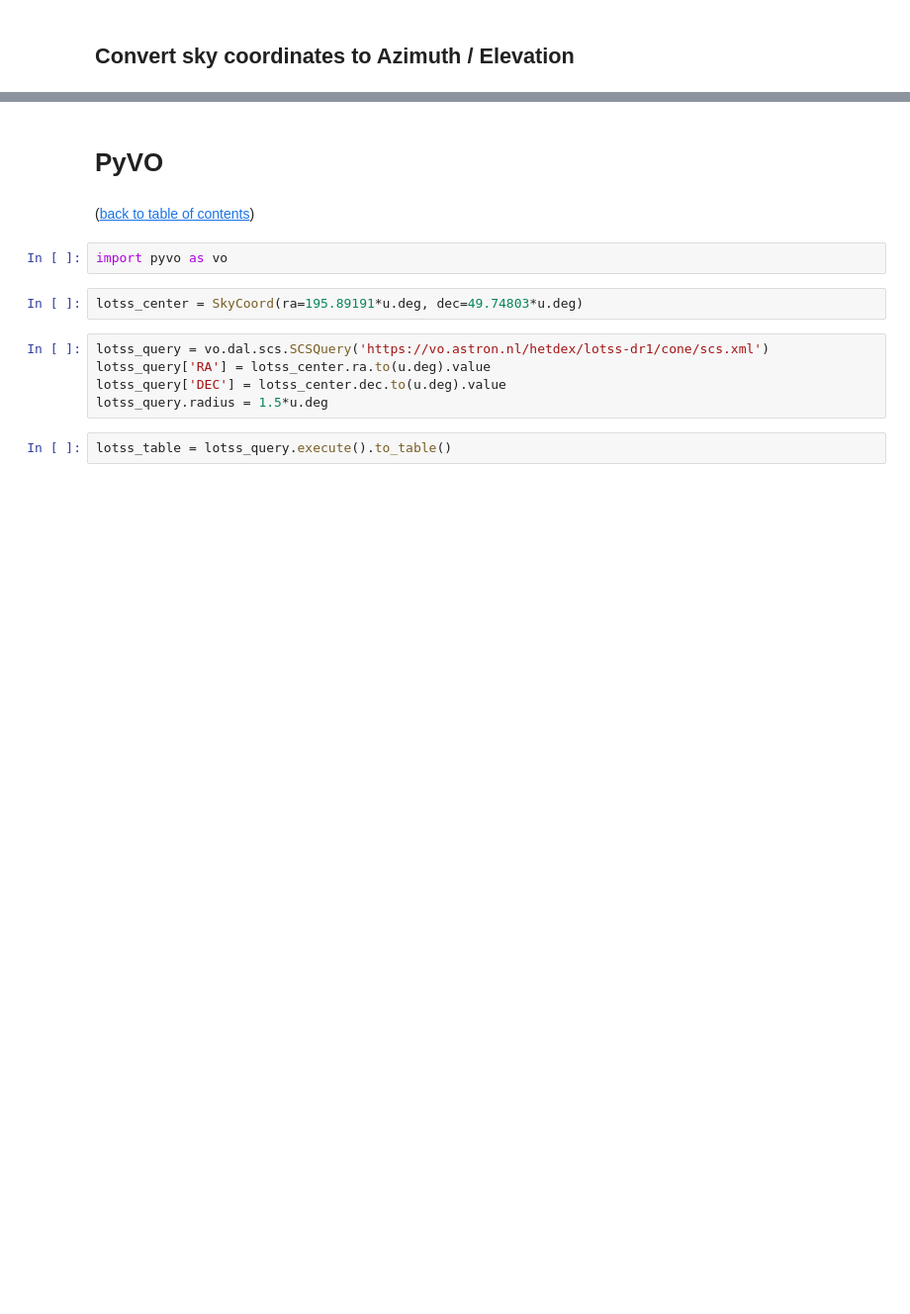
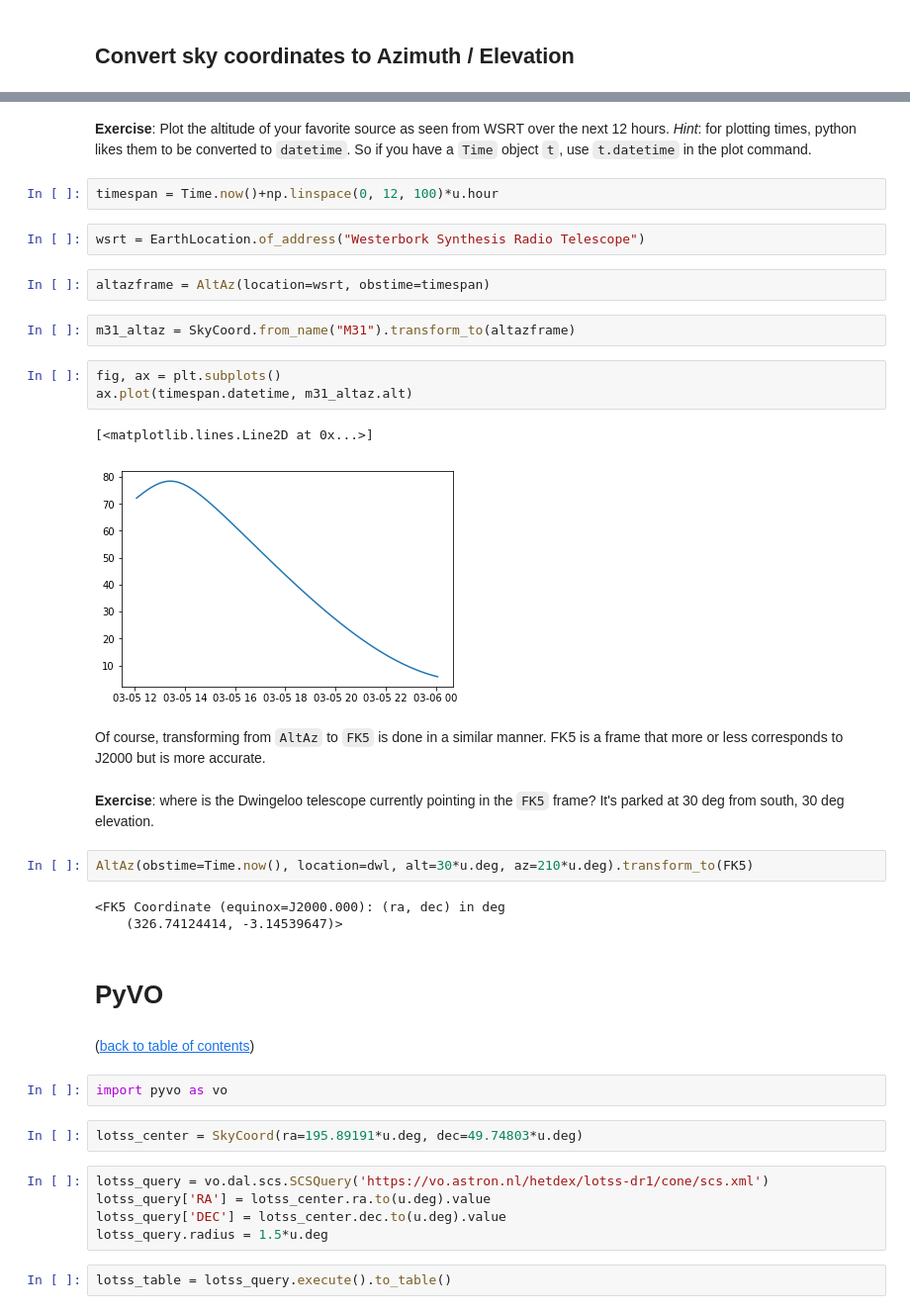
Before and after one commit to lofar-astron/astropytutorial, a Jupyter notebook: astropy.ipynb, the cells around one changed output, grey strips where cells are left out. Shown at 99% size. Saved outputs shown, nothing was run; the diff lists cells and outputs as text; blank space fills up the shorter version.

```diff
--- a/astropy.ipynb
+++ b/astropy.ipynb
@@ -446,3 +523,28 @@ $2.07303\mathrm{rad}$
+# %% [markdown]
+**Exercise**: Plot the altitude of your favorite source as seen from WSRT over the next 12 hours. *Hint*: for plotting times, python likes them to be converted to `datetime`. So if you have a `Time` object `t`, use `t.datetime` in the plot command.
+# %%
+timespan = Time.now()+np.linspace(0, 12, 100)*u.hour
+# %%
+wsrt = EarthLocation.of_address("Westerbork Synthesis Radio Telescope")
+# %%
+altazframe = AltAz(location=wsrt, obstime=timespan)
+# %%
+m31_altaz = SkyCoord.from_name("M31").transform_to(altazframe)
+# %%
+fig, ax = plt.subplots()
+ax.plot(timespan.datetime, m31_altaz.alt)
+# %% [output]
+[<matplotlib.lines.Line2D at 0x...>]
+[figure, added]
+# %% [markdown]
+Of course, transforming from `AltAz` to `FK5` is done in a similar manner. FK5 is a frame that more or less corresponds to J2000 but is more accurate.
+# %% [markdown]
+**Exercise**: where is the Dwingeloo telescope currently pointing in the `FK5` frame? It's parked at 30 deg from south, 30 deg elevation.
+# %%
+AltAz(obstime=Time.now(), location=dwl, alt=30*u.deg, az=210*u.deg).transform_to(FK5)
+# %% [output]
+<FK5 Coordinate (equinox=J2000.000): (ra, dec) in deg
+    (326.74124414, -3.14539647)>
 # %% [markdown]
 # PyVO
 # %% [markdown]
```
Also changed, not shown: parts of 73 cells of this notebook.
